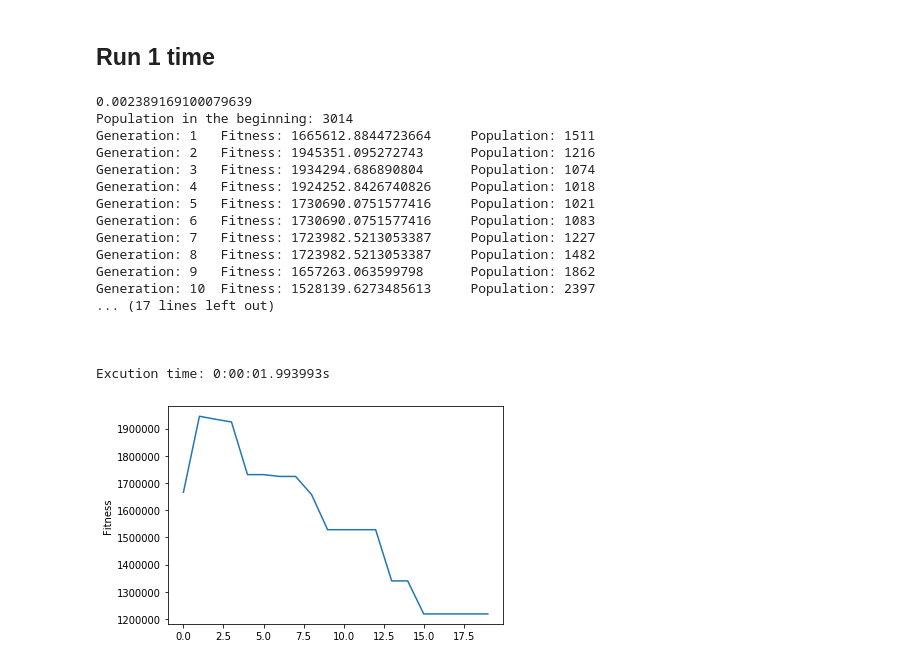
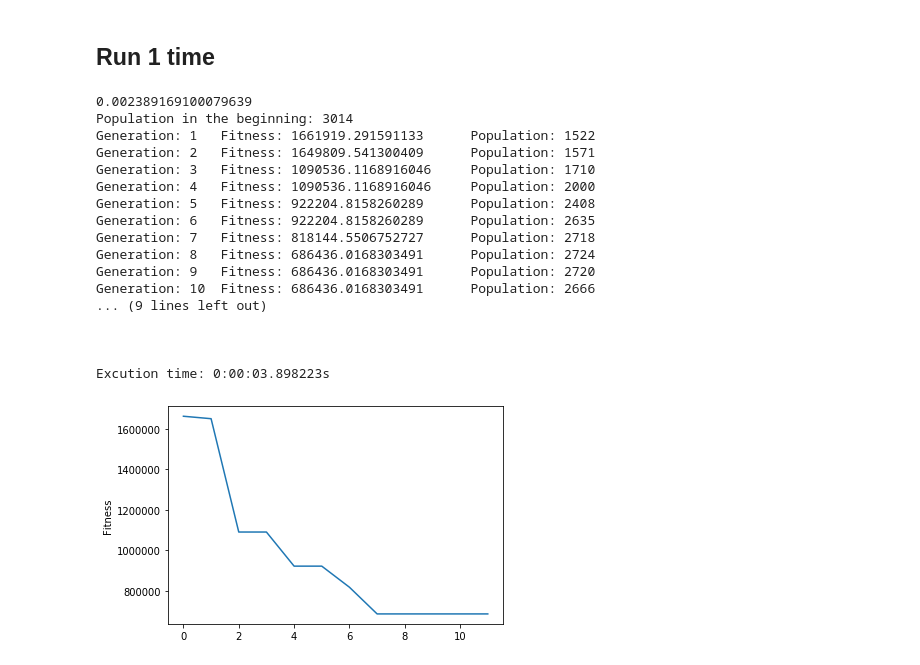
Before and after one commit to duongpl/Gs, a Jupyter notebook: gas/Gas.ipynb, the cells around one changed output. Cells and saved outputs as stored; diff of their text form; code cells hidden in the pictures.

```diff
--- a/gas/Gas.ipynb
+++ b/gas/Gas.ipynb
@@ -418,7 +362,8 @@ h_member = 3
 generation_size = 5
 list_fitness =[]
 population_temp = []
-
+D = 0.8
+W = []
 ## so skill chuyen vao
 m_skill = 37
 list_totalscore = []
@@ -447,7 +392,7 @@ with open(r"C:\Users\DUONG\Desktop\data-selection\allfromasia.csv", "rt",encodin
         countt += 1
         population_temp.append(candi)
         list_totalscore.append(cost)
-    population_size = round((len(population_temp)-1)*0.8)
+    population_size = round((len(population_temp)-1)*D)
     m = m_skill
 
 start = time()
@@ -509,7 +454,7 @@ class Individual(object):
                     pass
                 else:
                     child.append(bett)
-            elif prob < 0.90:
+            elif prob < 0.30:
                 if wors in child:
                     pass
                 else:
@@ -570,12 +515,12 @@ def main():
     print("Population in the beginning: {0}".format(len(population)))
     while True:
         population = sorted(population, key = lambda x:x.fitness,reverse=False)
-
+        #giuwx 10
         new_generation = []
-        s = int((70*population_size)/100)
+        s = int((10*population_size)/100)
         new_generation.extend(population[:s])
 
-        s = int((30*population_size)/100)
+        s = int((90*population_size)/100)
         for _ in range(s):
             parent1 = random.choice(population[:round(population_size*0.5)])
             parent2 = random.choice(population[:round(population_size*0.5)])
@@ -592,43 +537,43 @@ def main():
         population[0].fitness,len(population)))
         list_fitness.append(round(population[0].fitness))
 
         if generation_size - generation < 0:
             fit_check = list_fitness[generation-1]
             j = 1
             for i in range(1,generation_size+1):
                 if list_fitness[generation-i-1] == fit_check:
                     j = j + 1
             if j == 5:
                 loop_check = True
         if loop_check == True:
             break
         generation += 1
 
     print("\n")
     for i in range(h_member):
         print(population[0].candi[i],"\n")
 if __name__ == '__main__':
     main()
 
 plt.plot(list_fitness)
 plt.ylabel('Fitness')
 print("\n\nExcution time: {0}s".format(endlog()))
 # %% [output]
 0.002389169100079639
 Population in the beginning: 3014
-Generation: 1   Fitness: 1665612.8844723664     Population: 1511
-Generation: 2   Fitness: 1945351.095272743      Population: 1216
-Generation: 3   Fitness: 1934294.686890804      Population: 1074
-Generation: 4   Fitness: 1924252.8426740826     Population: 1018
-Generation: 5   Fitness: 1730690.0751577416     Population: 1021
-Generation: 6   Fitness: 1730690.0751577416     Population: 1083
-Generation: 7   Fitness: 1723982.5213053387     Population: 1227
-Generation: 8   Fitness: 1723982.5213053387     Population: 1482
-Generation: 9   Fitness: 1657263.063599798      Population: 1862
-Generation: 10  Fitness: 1528139.6273485613     Population: 2397
-... (17 lines left out)
+Generation: 1   Fitness: 1661919.291591133      Population: 1522
+Generation: 2   Fitness: 1649809.541300409      Population: 1571
+Generation: 3   Fitness: 1090536.1168916046     Population: 1710
+Generation: 4   Fitness: 1090536.1168916046     Population: 2000
+Generation: 5   Fitness: 922204.8158260289      Population: 2408
+Generation: 6   Fitness: 922204.8158260289      Population: 2635
+Generation: 7   Fitness: 818144.5506752727      Population: 2718
+Generation: 8   Fitness: 686436.0168303491      Population: 2724
+Generation: 9   Fitness: 686436.0168303491      Population: 2720
+Generation: 10  Fitness: 686436.0168303491      Population: 2666
+... (9 lines left out)
 
 
 
-Excution time: 0:00:01.993993s
+Excution time: 0:00:03.898223s
-[figure, old version]
+[figure, new version]
```
Also changed, not shown: parts of 7 cells of this notebook.
